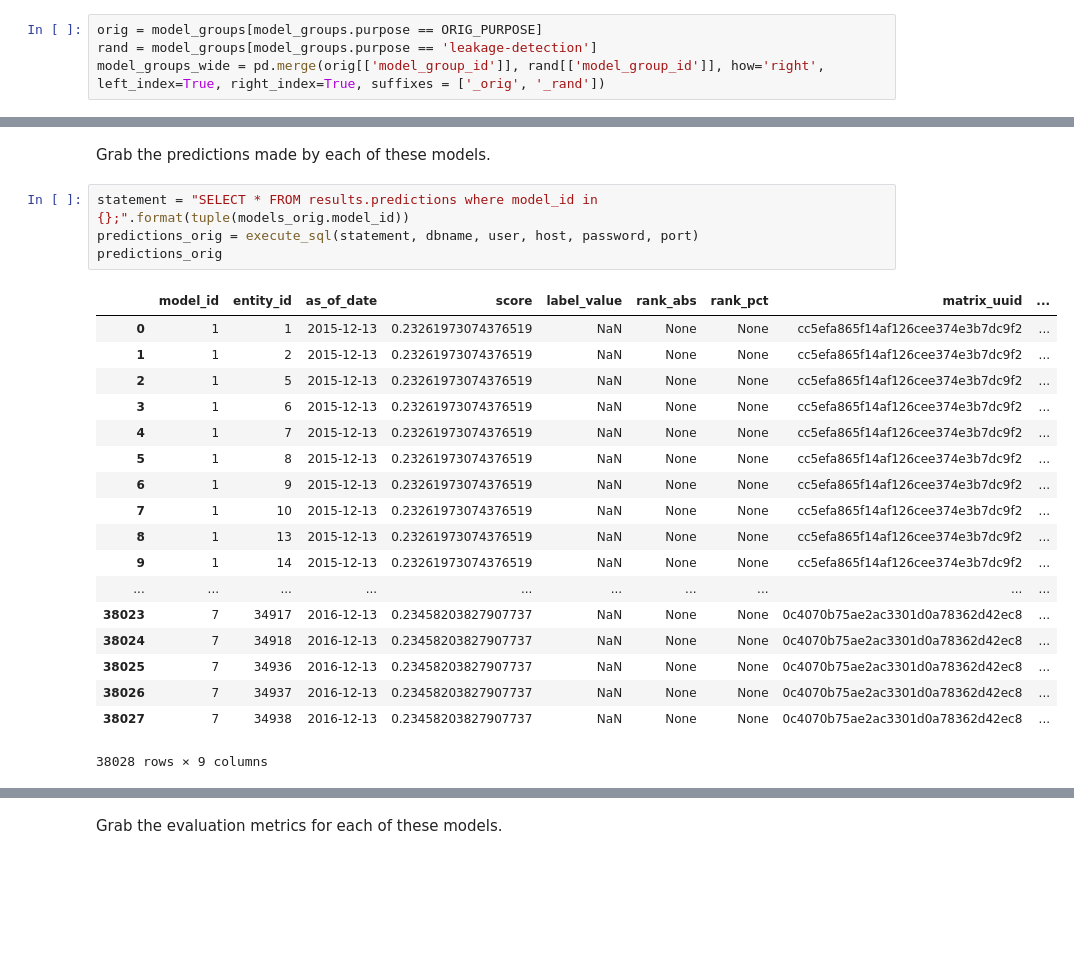
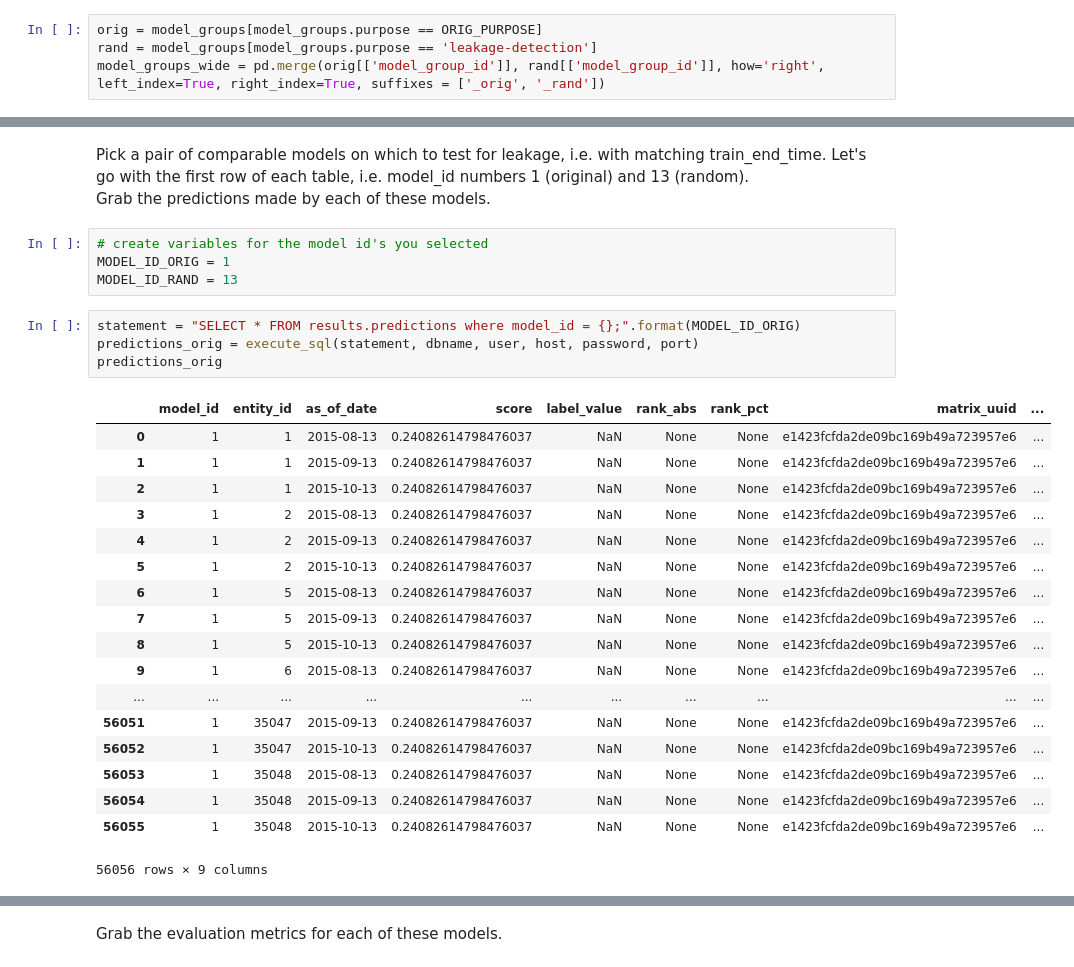
Before and after one commit to dssg/randomize_your_data, a Jupyter notebook: Dirty Duck Example.ipynb, the cells around one changed output, grey strips where cells are left out. Drawn from its saved outputs; the diff is of its cells as text; blank space fills up the shorter version.

```diff
--- a/Dirty Duck Example.ipynb
+++ b/Dirty Duck Example.ipynb
@@ -372,26 +392,31 @@ models_rand
-# %% [markdown]
-Grab the predictions made by each of these models.
+# %% [markdown]
+Pick a pair of comparable models on which to test for leakage, i.e. with matching train_end_time. Let's go with the first row of each table, i.e. model_id numbers 1 (original) and 13 (random).
+Grab the predictions made by each of these models.
+# %%
+# create variables for the model id's you selected
+MODEL_ID_ORIG = 1
+MODEL_ID_RAND = 13
 # %%
-statement = "SELECT * FROM results.predictions where model_id in {};".format(tuple(models_orig.model_id))
+statement = "SELECT * FROM results.predictions where model_id = {};".format(MODEL_ID_ORIG)
 predictions_orig = execute_sql(statement, dbname, user, host, password, port)
 predictions_orig
 # %% [output]
 |  | model_id | entity_id | as_of_date | score | label_value | rank_abs | rank_pct | matrix_uuid | ... |
-| 0 | 1 | 1 | 2015-12-13 | 0.23261973074376519 | NaN | None | None | cc5efa865f14af126cee374e3b7dc9f2 | ... |
-| 1 | 1 | 2 | 2015-12-13 | 0.23261973074376519 | NaN | None | None | cc5efa865f14af126cee374e3b7dc9f2 | ... |
-| 2 | 1 | 5 | 2015-12-13 | 0.23261973074376519 | NaN | None | None | cc5efa865f14af126cee374e3b7dc9f2 | ... |
-| 3 | 1 | 6 | 2015-12-13 | 0.23261973074376519 | NaN | None | None | cc5efa865f14af126cee374e3b7dc9f2 | ... |
-| 4 | 1 | 7 | 2015-12-13 | 0.23261973074376519 | NaN | None | None | cc5efa865f14af126cee374e3b7dc9f2 | ... |
-| 5 | 1 | 8 | 2015-12-13 | 0.23261973074376519 | NaN | None | None | cc5efa865f14af126cee374e3b7dc9f2 | ... |
-| 6 | 1 | 9 | 2015-12-13 | 0.23261973074376519 | NaN | None | None | cc5efa865f14af126cee374e3b7dc9f2 | ... |
-| 7 | 1 | 10 | 2015-12-13 | 0.23261973074376519 | NaN | None | None | cc5efa865f14af126cee374e3b7dc9f2 | ... |
-| 8 | 1 | 13 | 2015-12-13 | 0.23261973074376519 | NaN | None | None | cc5efa865f14af126cee374e3b7dc9f2 | ... |
-| 9 | 1 | 14 | 2015-12-13 | 0.23261973074376519 | NaN | None | None | cc5efa865f14af126cee374e3b7dc9f2 | ... |
+| 0 | 1 | 1 | 2015-08-13 | 0.24082614798476037 | NaN | None | None | e1423fcfda2de09bc169b49a723957e6 | ... |
+| 1 | 1 | 1 | 2015-09-13 | 0.24082614798476037 | NaN | None | None | e1423fcfda2de09bc169b49a723957e6 | ... |
+| 2 | 1 | 1 | 2015-10-13 | 0.24082614798476037 | NaN | None | None | e1423fcfda2de09bc169b49a723957e6 | ... |
+| 3 | 1 | 2 | 2015-08-13 | 0.24082614798476037 | NaN | None | None | e1423fcfda2de09bc169b49a723957e6 | ... |
+| 4 | 1 | 2 | 2015-09-13 | 0.24082614798476037 | NaN | None | None | e1423fcfda2de09bc169b49a723957e6 | ... |
+| 5 | 1 | 2 | 2015-10-13 | 0.24082614798476037 | NaN | None | None | e1423fcfda2de09bc169b49a723957e6 | ... |
+| 6 | 1 | 5 | 2015-08-13 | 0.24082614798476037 | NaN | None | None | e1423fcfda2de09bc169b49a723957e6 | ... |
+| 7 | 1 | 5 | 2015-09-13 | 0.24082614798476037 | NaN | None | None | e1423fcfda2de09bc169b49a723957e6 | ... |
+| 8 | 1 | 5 | 2015-10-13 | 0.24082614798476037 | NaN | None | None | e1423fcfda2de09bc169b49a723957e6 | ... |
+| 9 | 1 | 6 | 2015-08-13 | 0.24082614798476037 | NaN | None | None | e1423fcfda2de09bc169b49a723957e6 | ... |
 | ... | ... | ... | ... | ... | ... | ... | ... | ... | ... |
-| 38023 | 7 | 34917 | 2016-12-13 | 0.23458203827907737 | NaN | None | None | 0c4070b75ae2ac3301d0a78362d42ec8 | ... |
-| 38024 | 7 | 34918 | 2016-12-13 | 0.23458203827907737 | NaN | None | None | 0c4070b75ae2ac3301d0a78362d42ec8 | ... |
-| 38025 | 7 | 34936 | 2016-12-13 | 0.23458203827907737 | NaN | None | None | 0c4070b75ae2ac3301d0a78362d42ec8 | ... |
-| 38026 | 7 | 34937 | 2016-12-13 | 0.23458203827907737 | NaN | None | None | 0c4070b75ae2ac3301d0a78362d42ec8 | ... |
-| 38027 | 7 | 34938 | 2016-12-13 | 0.23458203827907737 | NaN | None | None | 0c4070b75ae2ac3301d0a78362d42ec8 | ... |
+| 56051 | 1 | 35047 | 2015-09-13 | 0.24082614798476037 | NaN | None | None | e1423fcfda2de09bc169b49a723957e6 | ... |
+| 56052 | 1 | 35047 | 2015-10-13 | 0.24082614798476037 | NaN | None | None | e1423fcfda2de09bc169b49a723957e6 | ... |
+| 56053 | 1 | 35048 | 2015-08-13 | 0.24082614798476037 | NaN | None | None | e1423fcfda2de09bc169b49a723957e6 | ... |
+| 56054 | 1 | 35048 | 2015-09-13 | 0.24082614798476037 | NaN | None | None | e1423fcfda2de09bc169b49a723957e6 | ... |
+| 56055 | 1 | 35048 | 2015-10-13 | 0.24082614798476037 | NaN | None | None | e1423fcfda2de09bc169b49a723957e6 | ... |
-38028 rows × 9 columns
+56056 rows × 9 columns
 # %%
```
Also changed, not shown: parts of 24 cells of this notebook.
